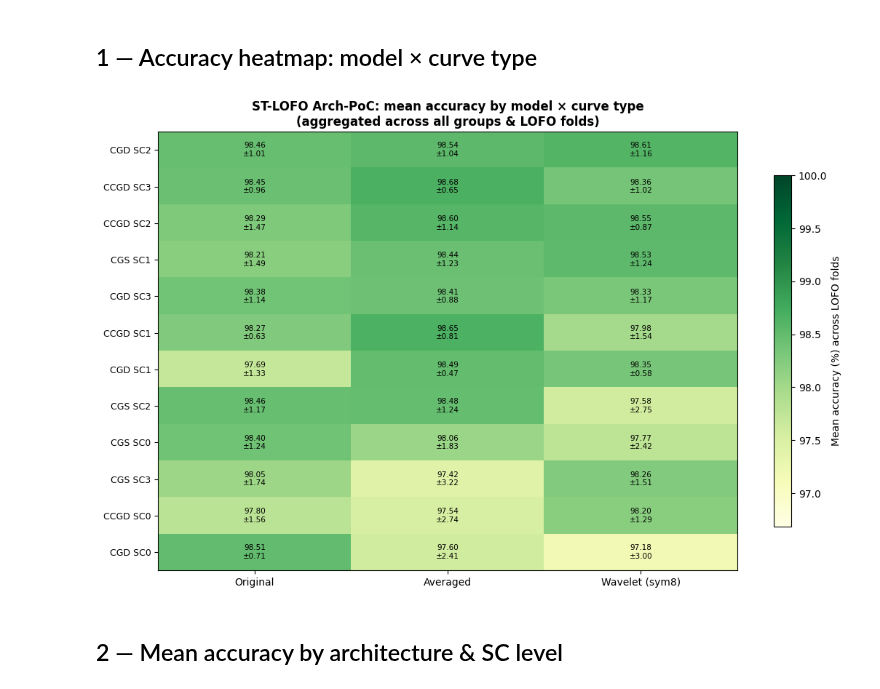
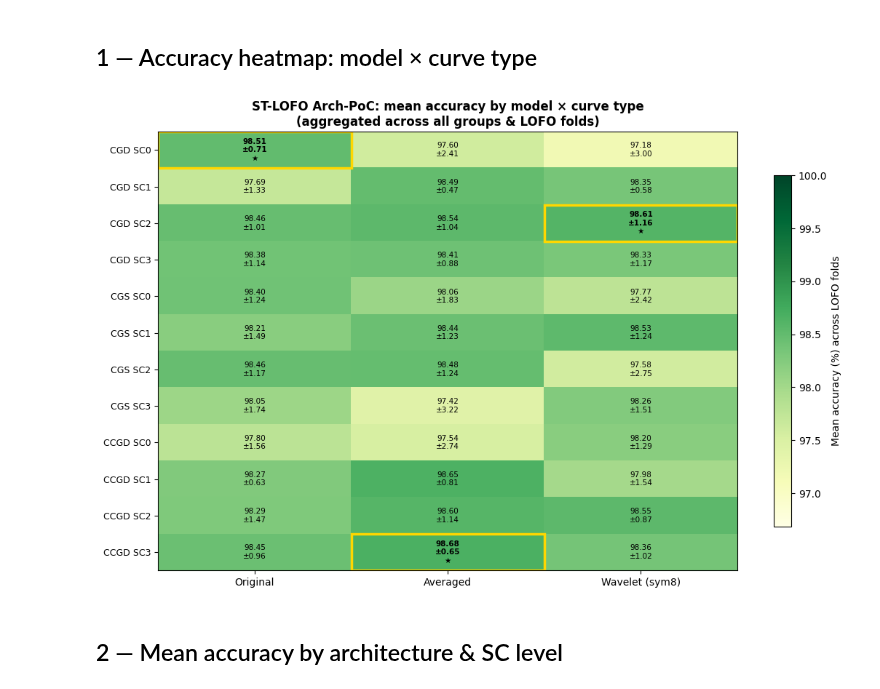
Before and after one commit to kautsarg/POC_DDM, a Jupyter notebook: gk_code/main/notebooks/multi_arch_poc_comparison.ipynb, the cells around one changed output. Saved outputs shown, nothing was run; the diff lists cells and outputs as text; code cells hidden in the pictures.

```diff
--- a/gk_code/main/notebooks/multi_arch_poc_comparison.ipynb
+++ b/gk_code/main/notebooks/multi_arch_poc_comparison.ipynb
@@ -139,36 +137,57 @@ agg = (df.groupby(['label','curve_type'])['acc']
          .reset_index())
 
 pivot_mean = agg.pivot(index='label', columns='curve_type', values='mean_pct').reindex(columns=available_cts)
 pivot_std  = agg.pivot(index='label', columns='curve_type', values='std_pct').reindex(columns=available_cts)
-row_order  = pivot_mean.mean(axis=1).sort_values(ascending=False).index
+
+DESIRED_ROW_ORDER = [
+    'CGD SC0',  'CGD SC1',  'CGD SC2',  'CGD SC3',
+    'CGS SC0',  'CGS SC1',  'CGS SC2',  'CGS SC3',
+    'CCGD SC0', 'CCGD SC1', 'CCGD SC2', 'CCGD SC3',
+]
+row_order = [r for r in DESIRED_ROW_ORDER if r in pivot_mean.index]
+row_order += [r for r in pivot_mean.index if r not in row_order]
 pivot_mean = pivot_mean.loc[row_order]
 pivot_std  = pivot_std.loc[row_order]
+
+# Best row index per column (curve type) — for star marker
+best_row_per_col = {
+    j: int(np.nanargmax(pivot_mean.iloc[:, j].values))
+    for j in range(len(available_cts))
+    if not pivot_mean.iloc[:, j].isna().all()
+}
 
 n_cols = len(available_cts)
 fig, ax = plt.subplots(figsize=(max(5, 3 * n_cols + 2), 7))
 finite_vals = pivot_mean.values[np.isfinite(pivot_mean.values)]
 vmin = max(90.0, float(finite_vals.min()) - 0.5) if len(finite_vals) else 90.0
 im = ax.imshow(pivot_mean.values, aspect='auto', cmap='YlGn', vmin=vmin, vmax=100)
 ax.set_xticks(range(n_cols))
 ax.set_xticklabels([CT_LABELS[c] for c in available_cts], fontsize=10)
 ax.set_yticks(range(len(pivot_mean.index)))
 ax.set_yticklabels(pivot_mean.index, fontsize=9)
 for i in range(pivot_mean.shape[0]):
     for j in range(pivot_mean.shape[1]):
         v = pivot_mean.values[i, j]
         s = pivot_std.values[i, j]
         if not np.isnan(v):
+            is_best = (best_row_per_col.get(j) == i)
             txt  = f'{v:.2f}\n±{s:.2f}' if not np.isnan(s) else f'{v:.2f}'
+            if is_best:
+                txt += '\n★'
             dark = v < 99.2
             ax.text(j, i, txt, ha='center', va='center', fontsize=7.5,
-                    color='black' if dark else 'white')
+                    color='black' if dark else 'white',
+                    fontweight='bold' if is_best else 'normal')
+            if is_best:
+                ax.add_patch(plt.Rectangle((j - 0.5, i - 0.5), 1, 1,
+                                           fill=False, edgecolor='gold', linewidth=2.5))
 plt.colorbar(im, ax=ax, shrink=0.8, label='Mean accuracy (%) across LOFO folds')
 ax.set_title('ST-LOFO Arch-PoC: mean accuracy by model × curve type\n'
              '(aggregated across all groups & LOFO folds)', fontweight='bold')
 plt.tight_layout()
 plt.show()
 # %% [output]
-[figure, old version]
+[figure, new version]
 # %% [markdown]
 ## 2 — Mean accuracy by architecture & SC level
 # %%
```
Also changed, not shown: parts of 2 cells of this notebook, 12 other files.
